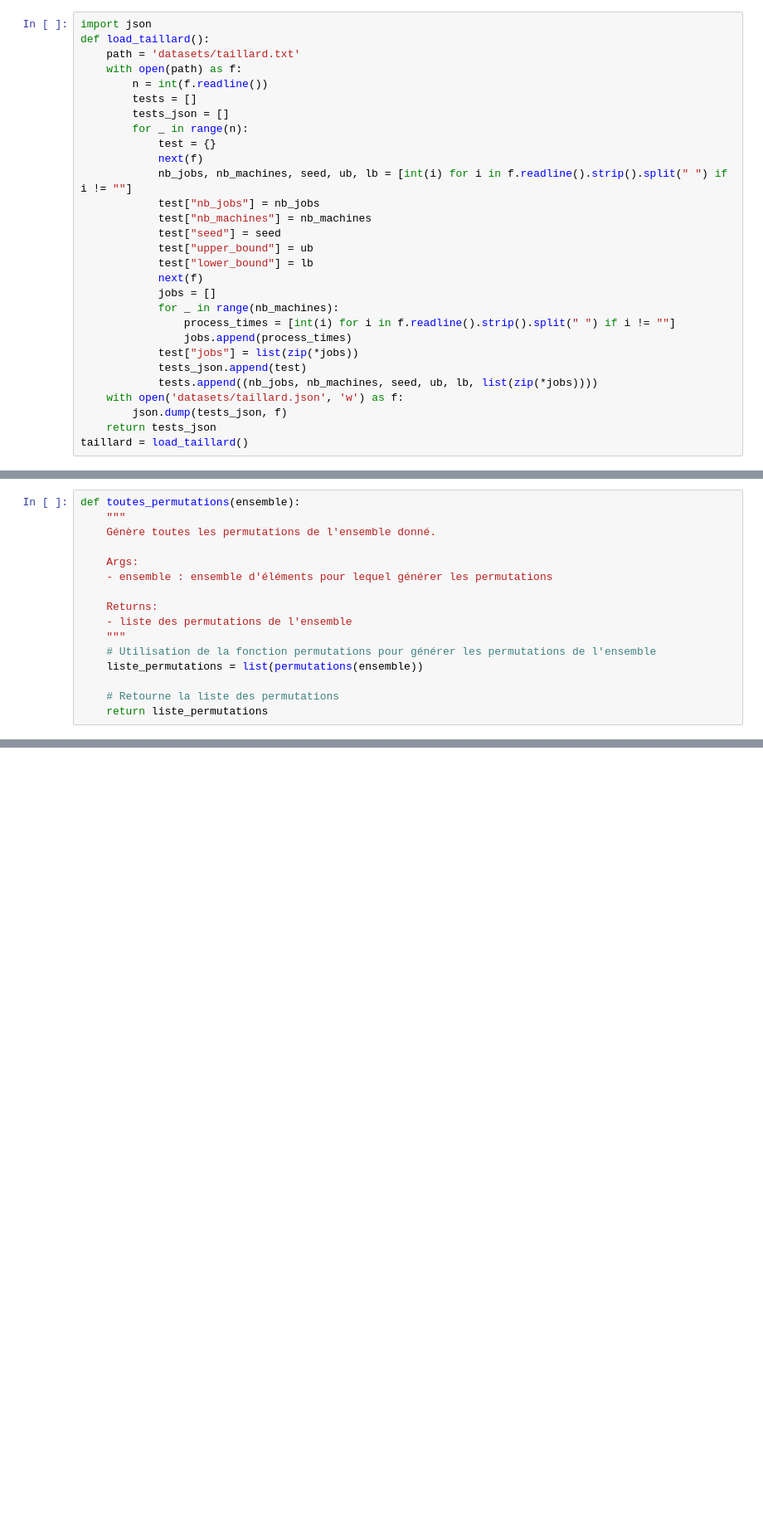
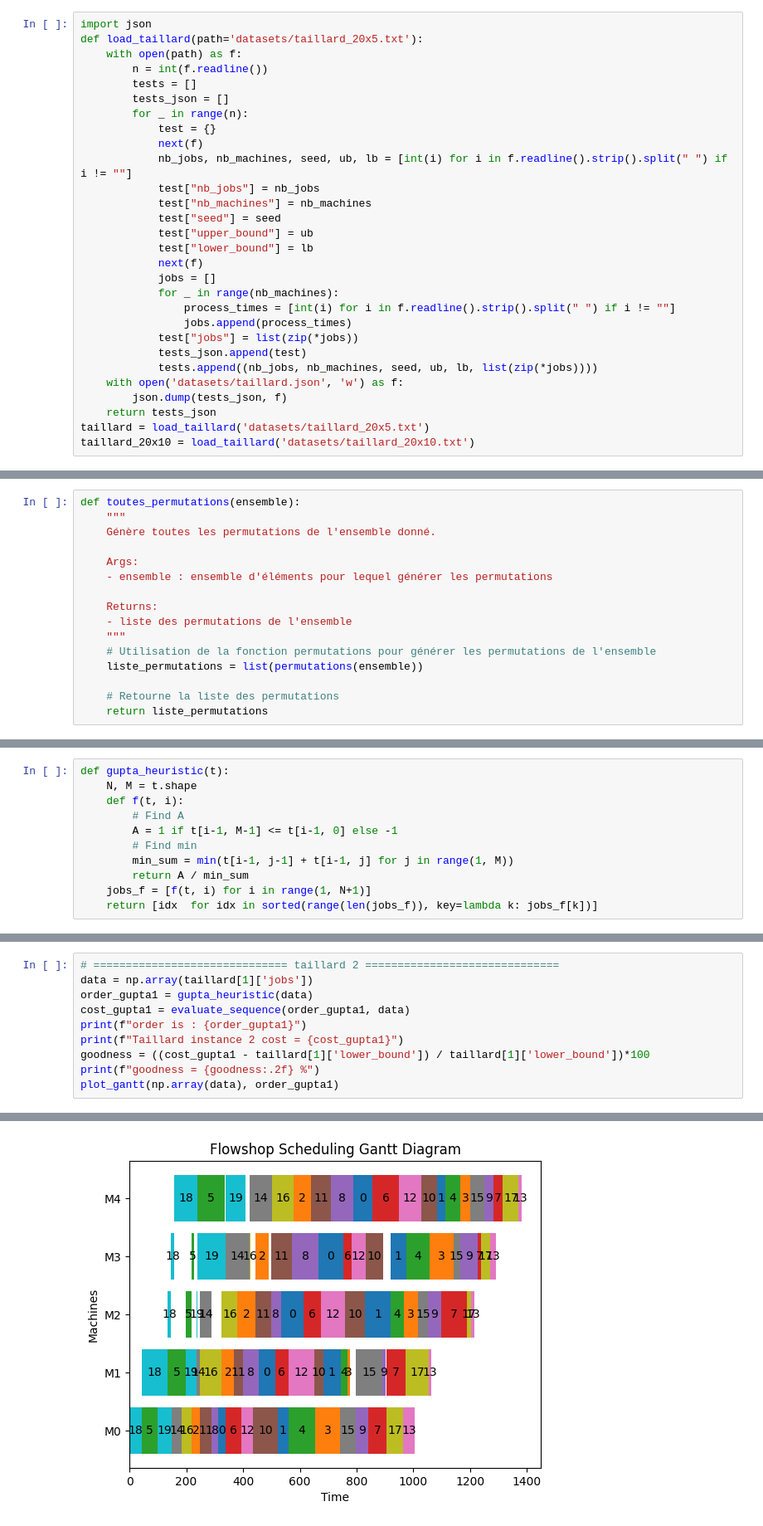
Before and after one commit to RamdhanZiane/graph-optimization-methods, a Jupyter notebook: Heuristics.ipynb, the cells around one changed output, grey strips where cells are left out. Shown at 83% size. Cells and saved outputs as stored; diff of their text form; blank space fills up the shorter version.

Commit message:
Implementing heuristic methods for FSP

```diff
--- a/Heuristics.ipynb
+++ b/Heuristics.ipynb
@@ -11,7 +10,6 @@ from itertools import permutations
 # %%
 import json
-def load_taillard():
-    path = 'datasets/taillard.txt'
+def load_taillard(path='datasets/taillard_20x5.txt'):
     with open(path) as f:
         n = int(f.readline())
         tests = []
@@ -36,4 +34,5 @@ def load_taillard():
     with open('datasets/taillard.json', 'w') as f:
         json.dump(tests_json, f)
     return tests_json
-taillard = load_taillard()
+taillard = load_taillard('datasets/taillard_20x5.txt')
+taillard_20x10 = load_taillard('datasets/taillard_20x10.txt')
@@ -409,0 +428,11 @@ L'application de branch and bound sur des datasets de taille petite(<15) nous am
+# %%
+def gupta_heuristic(t):
+    N, M = t.shape
+    def f(t, i):
+        # Find A
+        A = 1 if t[i-1, M-1] <= t[i-1, 0] else -1
+        # Find min
+        min_sum = min(t[i-1, j-1] + t[i-1, j] for j in range(1, M))
+        return A / min_sum
+    jobs_f = [f(t, i) for i in range(1, N+1)]
+    return [idx  for idx in sorted(range(len(jobs_f)), key=lambda k: jobs_f[k])]
@@ -409,0 +458,11 @@ L'application de branch and bound sur des datasets de taille petite(<15) nous am
+# %%
+# ============================== taillard 2 ==============================
+data = np.array(taillard[1]['jobs'])
+order_gupta1 = gupta_heuristic(data)
+cost_gupta1 = evaluate_sequence(order_gupta1, data)
+print(f"order is : {order_gupta1}")
+print(f"Taillard instance 2 cost = {cost_gupta1}")
+goodness = ((cost_gupta1 - taillard[1]['lower_bound']) / taillard[1]['lower_bound'])*100
+print(f"goodness = {goodness:.2f} %")
+plot_gantt(np.array(data), order_gupta1)
+# %% [output]
@@ -409,0 +472 @@ L'application de branch and bound sur des datasets de taille petite(<15) nous am
+[figure, added]
```
Also changed, not shown: parts of 74 cells of this notebook, 3 other files.
